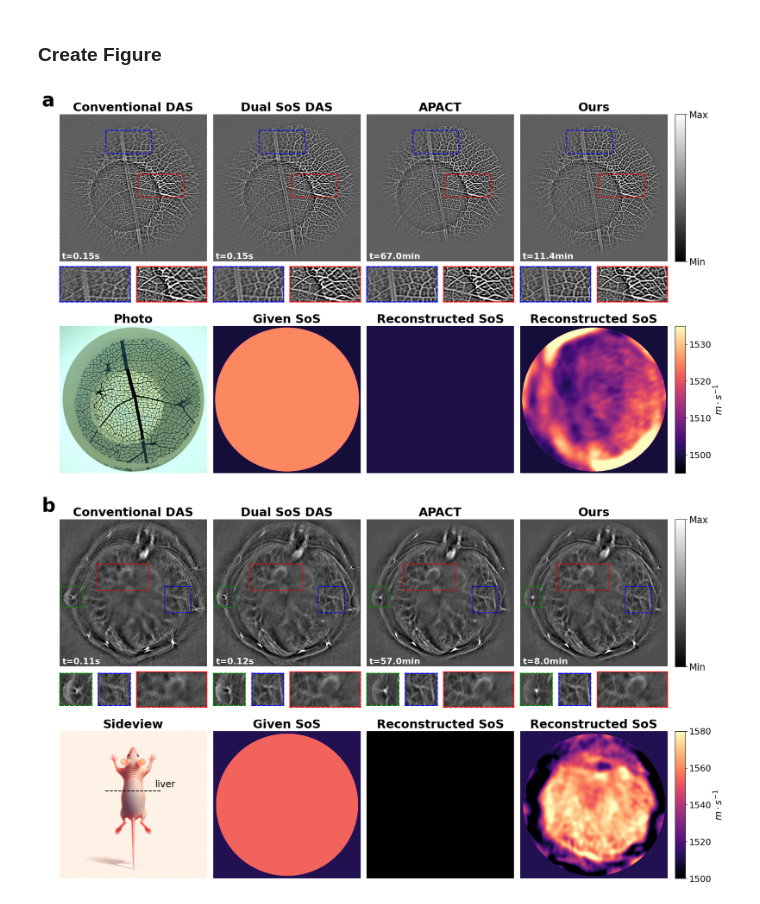
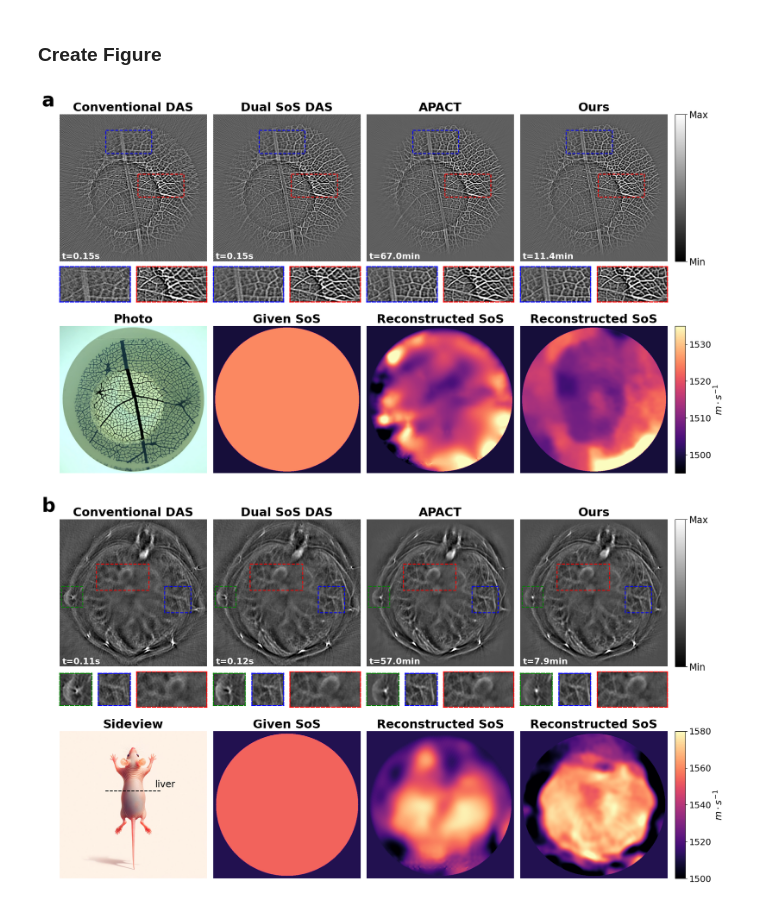
Before and after one commit to Lukeli0425/Coord-SoS-PACT, a Jupyter notebook: figures/figure_realdata.ipynb, the cells around one changed output. Saved outputs shown, nothing was run; the diff lists cells and outputs as text; code cells hidden in the pictures.

```diff
--- a/figures/figure_realdata.ipynb
+++ b/figures/figure_realdata.ipynb
@@ -22,11 +22,11 @@ RESULTS_DIR = '../results_new/'
 # Leaf Phantom.
 IP_das_phantom = load_mat(os.path.join(RESULTS_DIR, 'phantom', 'DAS', 'v_das=1505.0m·s⁻¹', 'IP_rec.mat'))
 IP_dual_das_phantom = load_mat(os.path.join(RESULTS_DIR, 'phantom', 'Dual-SOS_DAS', 'v_body=1520.0m·s⁻¹', 'IP_rec.mat'))
-IP_apact_phantom = load_mat(os.path.join(results_path, 'apact_phantom.mat'))
-IP_nf_apact_phantom = load_mat(os.path.join(RESULTS_DIR, 'phantom', 'NF-APACT', '32delays_1lyrs_64fts_lr=1.0e-04_30iters', 'IP_rec.mat'))
+IP_apact_phantom = load_mat(os.path.join(RESULTS_DIR, 'phantom', 'APACT', '32delays', 'IP_rec.mat'))
+IP_nf_apact_phantom = load_mat(os.path.join(RESULTS_DIR, 'phantom', 'NF-APACT', '32delays_1lyrs_64fts_TV=1.0e-04_lr=1.0e-04_30iters', 'IP_rec.mat'))
 
-SoS_nf_apact_phantom = load_mat(os.path.join(RESULTS_DIR, 'phantom', 'NF-APACT', '32delays_1lyrs_64fts_lr=1.0e-04_30iters', 'SOS_rec.mat'))
-SoS_APACT_phamtom = np.ones_like(SoS_nf_apact_phantom) * 1500
+SoS_nf_apact_phantom = load_mat(os.path.join(RESULTS_DIR, 'phantom', 'NF-APACT', '32delays_1lyrs_64fts_TV=1.0e-04_lr=1.0e-04_30iters', 'SOS_rec.mat'))
+SoS_APACT_phamtom = load_mat(os.path.join(RESULTS_DIR, 'phantom', 'APACT', '32delays', 'SOS_rec.mat'))
 SoS_dual_phantom = load_mat(os.path.join(results_path, 'SoS_phantom_dual.mat'))
 
 img_phantom = imread('leaf_phantom.jpg')
@@ -34,16 +34,16 @@ img_phantom = imread('leaf_phantom.jpg')
 t_das_phantom = load_log(os.path.join(RESULTS_DIR, 'phantom', 'DAS', 'v_das=1505.0m·s⁻¹', 'log.json'))['time']
 t_dual_das_phantom = load_log(os.path.join(RESULTS_DIR, 'phantom', 'Dual-SOS_DAS', 'v_body=1520.0m·s⁻¹', 'log.json'))['time']
 t_apact_phantom = 67*60
-t_nf_apact_phantom = load_log(os.path.join(RESULTS_DIR, 'phantom', 'NF-APACT', '32delays_1lyrs_64fts_lr=1.0e-04_30iters', 'log.json'))['time']
+t_nf_apact_phantom = load_log(os.path.join(RESULTS_DIR, 'phantom', 'NF-APACT', '32delays_1lyrs_64fts_TV=1.0e-04_lr=1.0e-04_30iters', 'log.json'))['time']
 
 # In vivo Mouse Liver.
 IP_das_invivo = load_mat(os.path.join(RESULTS_DIR, 'in_vivo', 'DAS', 'v_das=1515.0m·s⁻¹', 'IP_rec.mat'))
 IP_dual_das_invivo = load_mat(os.path.join(RESULTS_DIR, 'in_vivo', 'Dual-SOS_DAS', 'v_body=1560.0m·s⁻¹', 'IP_rec.mat'))
-IP_apact_invivo = load_mat(os.path.join(results_path, 'apact_invivo.mat'))
-IP_nf_apact_invivo = load_mat(os.path.join(RESULTS_DIR, 'in_vivo', 'NF-APACT', '32delays_1lyrs_64fts_lr=1.0e-04_30iters', 'IP_rec.mat'))
+IP_apact_invivo = load_mat(os.path.join(RESULTS_DIR, 'in_vivo', 'APACT', '32delays', 'IP_rec.mat'))
+IP_nf_apact_invivo = load_mat(os.path.join(RESULTS_DIR, 'in_vivo', 'NF-APACT', '32delays_1lyrs_64fts_TV=1.0e-05_lr=1.0e-04_30iters', 'IP_rec.mat'))
 
-SoS_nf_apact_invivo = load_mat(os.path.join(RESULTS_DIR, 'in_vivo', 'NF-APACT', '32delays_1lyrs_64fts_lr=1.0e-04_30iters', 'SOS_rec.mat'))
-SoS_APACT_invivo = np.ones_like(SoS_nf_apact_invivo) * 1500
+SoS_nf_apact_invivo = load_mat(os.path.join(RESULTS_DIR, 'in_vivo', 'NF-APACT', '32delays_1lyrs_64fts_TV=1.0e-05_lr=1.0e-04_30iters', 'SOS_rec.mat'))
+SoS_APACT_invivo = load_mat(os.path.join(RESULTS_DIR, 'in_vivo', 'APACT', '32delays', 'SOS_rec.mat'))
 SoS_dual_invivo = load_mat(os.path.join(results_path, 'SoS_invivo_dual.mat'))
 
 img_mouse = imread('mouse.jpg')
@@ -51,8 +51,8 @@ img_mouse = img_mouse[24:1024,16:1016,:]
 
 t_das_in_vivo = load_log(os.path.join(RESULTS_DIR, 'in_vivo', 'DAS', 'v_das=1515.0m·s⁻¹', 'log.json'))['time']
 t_dual_das_in_vivo = load_log(os.path.join(RESULTS_DIR, 'in_vivo', 'Dual-SOS_DAS', 'v_body=1560.0m·s⁻¹', 'log.json'))['time']
-t_apact_in_vivo =57*60
-t_nf_apact_in_vivo = load_log(os.path.join(RESULTS_DIR, 'in_vivo', 'NF-APACT', '32delays_1lyrs_64fts_lr=1.0e-04_30iters', 'log.json'))['time']
+t_apact_in_vivo = 57*60
+t_nf_apact_in_vivo = load_log(os.path.join(RESULTS_DIR, 'in_vivo', 'NF-APACT', '32delays_1lyrs_64fts_TV=1.0e-05_lr=1.0e-04_30iters', 'log.json'))['time']
 # %%
 [IP_das_phantom, IP_dual_das_phantom, IP_apact_phantom, IP_nf_apact_phantom] = \
     [standardize(img) for img in [IP_das_phantom, IP_dual_das_phantom, IP_apact_phantom, IP_nf_apact_phantom]]
@@ -113,7 +113,7 @@ for idx, (img, method, time, SoS, SoS_title) in enumerate(zip([IP_das_phantom, I
 
 plt.savefig('figure_phantom.png', bbox_inches='tight', dpi=256)
 # %% [output]
-[figure, old version]
+[figure, new version]
 # %%
 patches = [(254, 7, 80, 80, 'green'), (255, 400, 100, 100,'blue'), (170, 140, 100, 200, 'red')]
 # patches = [(254, 7, 80, 80, 'green'), (255, 400, 100, 100,'blue'), (30, 210, 100, 200, 'red')]
@@ -126,7 +126,7 @@ norm_sos = Normalize(vmax=1580, vmin=1500)
 for idx, (img, method, time, SoS, SoS_title) in enumerate(zip([IP_das_invivo, IP_dual_das_invivo, IP_apact_invivo, IP_nf_apact_invivo],
                                                               ['Conventional DAS', 'Dual SoS DAS', 'APACT', 'Ours'],
                                                               ['t={:.2f}s'.format(t_das_in_vivo), 't={:.2f}s'.format(t_dual_das_in_vivo), 't={:.1f}min'.format(t_apact_in_vivo/60), 't={:.1f}min'.format(t_nf_apact_in_vivo/60)],
-                                                              [None, SoS_dual_invivo, SoS_APACT_phamtom, SoS_nf_apact_invivo],
+                                                              [None, SoS_dual_invivo, SoS_APACT_invivo, SoS_nf_apact_invivo],
                                                               ['Sideview', 'Given SoS', 'Reconstructed SoS', 'Reconstructed SoS'])):
     ax = plt.subplot(gs[0:8,idx*4:(idx+1)*4])
     plt.title(method, fontsize=22, fontweight='semibold')
@@ -144,31 +144,31 @@ for idx, (img, method, time, SoS, SoS_title) in enumerate(zip([IP_das_invivo, IP
     for k, (x, y, h, w, color) in enumerate(patches):
         rect = plt.Rectangle((y, x), w, h, fill=False, edgecolor=color, linewidth=1.6, linestyle='--')
         ax.add_patch(rect)
         ax2 = plt.subplot(gs[8:10,idx*4+k:idx*4+k+1+(k==2)])
         plt.imshow(img[x:x+h, y:y+w], cmap='gray', norm=norm)
         plt.xticks([])
         plt.yticks([])
         for loc in ['bottom', 'top', 'left', 'right']:
             ax2.spines[loc].set_color(color)
             ax2.spines[loc].set_linewidth(1.8)
             ax2.spines[loc].set_linestyle('--')
 
     ax = plt.subplot(gs[11:19,idx*4:(idx+1)*4])
     plt.title(SoS_title, fontsize=22, fontweight='semibold')
     plt.axis('off')
     if idx == 0:
         plt.imshow(img_mouse)
         ax.hlines([405], 310, 690, colors='black', linestyles='--', linewidth=1.5)
         plt.text(x=650, y=380, s='liver', fontsize=17, color='black')
         continue
     plt.imshow(SoS, cmap='magma', norm=norm_sos)
     if idx == 3:
         cax = fig.add_axes([ax.get_position().x1+0.01, ax.get_position().y0, 0.013, ax.get_position().height])
         cb = plt.colorbar(cax=cax, norm=norm_sos)
         cb.set_ticks([1500, 1520, 1540, 1560, 1580])
         cb.set_ticklabels(['1500', '1520', '1540', '1560', '1580'], fontsize=16)
         cb.set_label('$m \cdot s^{-1}$', fontsize=17)
 
 plt.savefig('figure_invivo.png', bbox_inches='tight', dpi=256)
 # %% [output]
-[figure, old version]
+[figure, new version]
```
Also changed, not shown: 7 other files.
